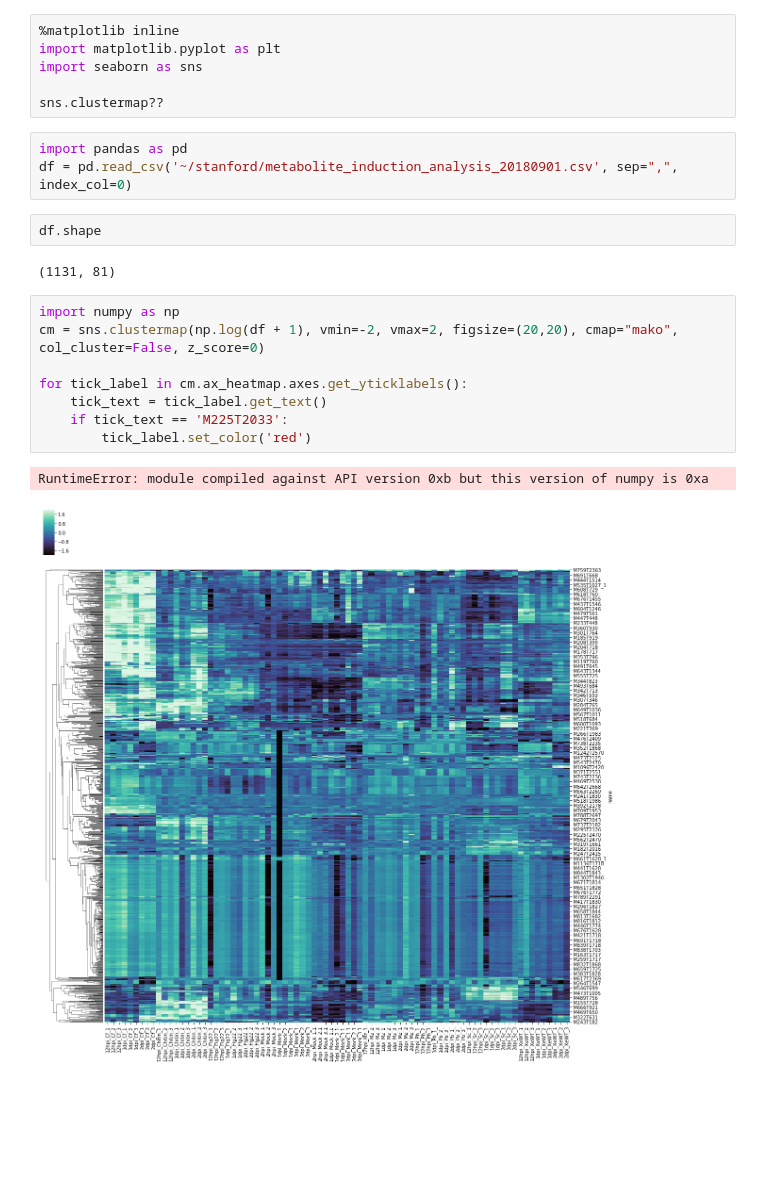
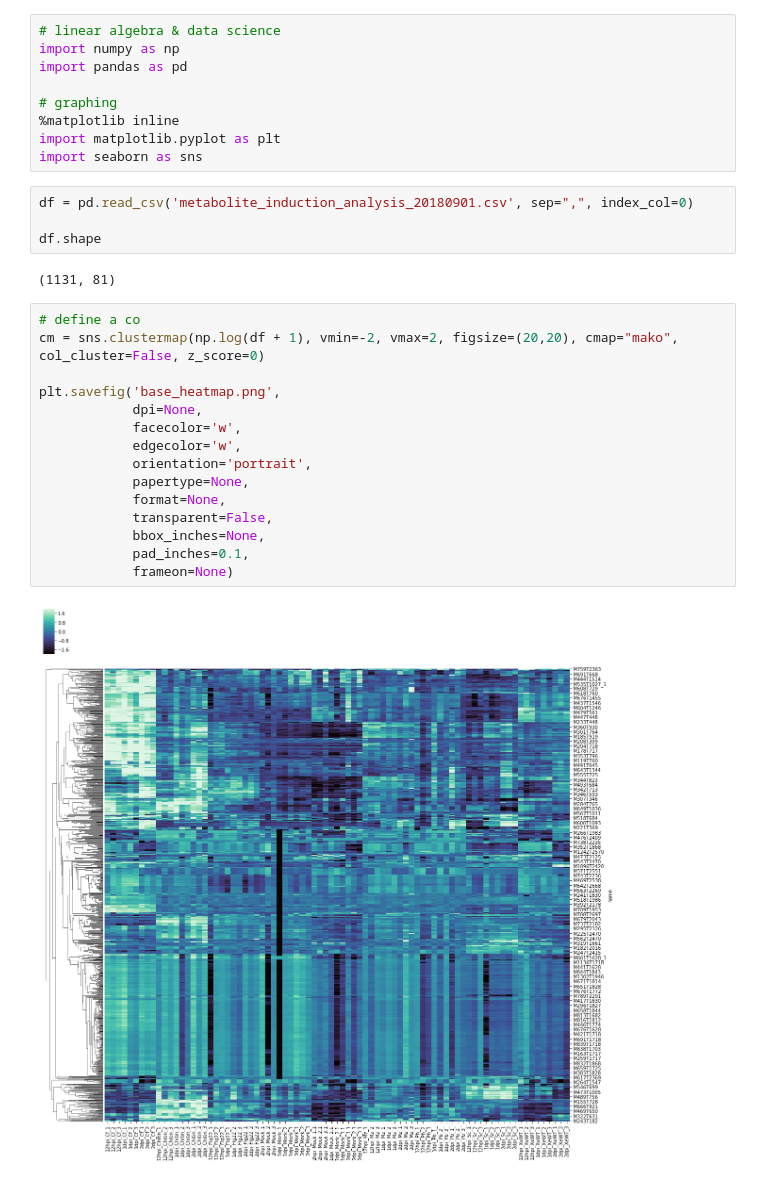
Before and after one commit to sattely-lab/falcarindiol_pathway_metabolomics, a Jupyter notebook: heatmap_induced_metabolite.ipynb, the cells around one changed output. Drawn from its saved outputs; the diff is of its cells as text; blank space fills up the shorter version.

Commit message:
check JE's code for Python3 compatibility; add some comments, reformat for PEP8, remove tick coloring bc it didn't seem to be working; add row coloring

```diff
--- a/heatmap_induced_metabolite.ipynb
+++ b/heatmap_induced_metabolite.ipynb
@@ -1,24 +1,32 @@
 # %%
+# linear algebra & data science
+import numpy as np
+import pandas as pd
+
+# graphing
 %matplotlib inline
 import matplotlib.pyplot as plt
 import seaborn as sns
-
-sns.clustermap??
 # %%
-import pandas as pd
-df = pd.read_csv('~/stanford/metabolite_induction_analysis_20180901.csv', sep=",", index_col=0)
+df = pd.read_csv('metabolite_induction_analysis_20180901.csv', sep=",", index_col=0)
+
+df.shape
+# %% [output]
+(1131, 81)
-# %%
-df.shape
-# %% [output]
-(1131, 81)
-# %%
-import numpy as np
-cm = sns.clustermap(np.log(df + 1), vmin=-2, vmax=2, figsize=(20,20), cmap="mako", col_cluster=False, z_score=0)
-
-for tick_label in cm.ax_heatmap.axes.get_yticklabels():
-    tick_text = tick_label.get_text()
-    if tick_text == 'M225T2033':
-        tick_label.set_color('red')
-# %% [output]
-RuntimeError: module compiled against API version 0xb but this version of numpy is 0xa
-[figure, removed]
+# %%
+# define a co
+cm = sns.clustermap(np.log(df + 1), vmin=-2, vmax=2, figsize=(20,20), cmap="mako", col_cluster=False, z_score=0)
+
+plt.savefig('base_heatmap.png',
+            dpi=None,
+            facecolor='w',
+            edgecolor='w',
+            orientation='portrait',
+            papertype=None,
+            format=None,
+            transparent=False,
+            bbox_inches=None,
+            pad_inches=0.1,
+            frameon=None)
+# %% [output]
+[figure, added]
```
Also changed, not shown: parts of 5 cells of this notebook, 2 other files.
